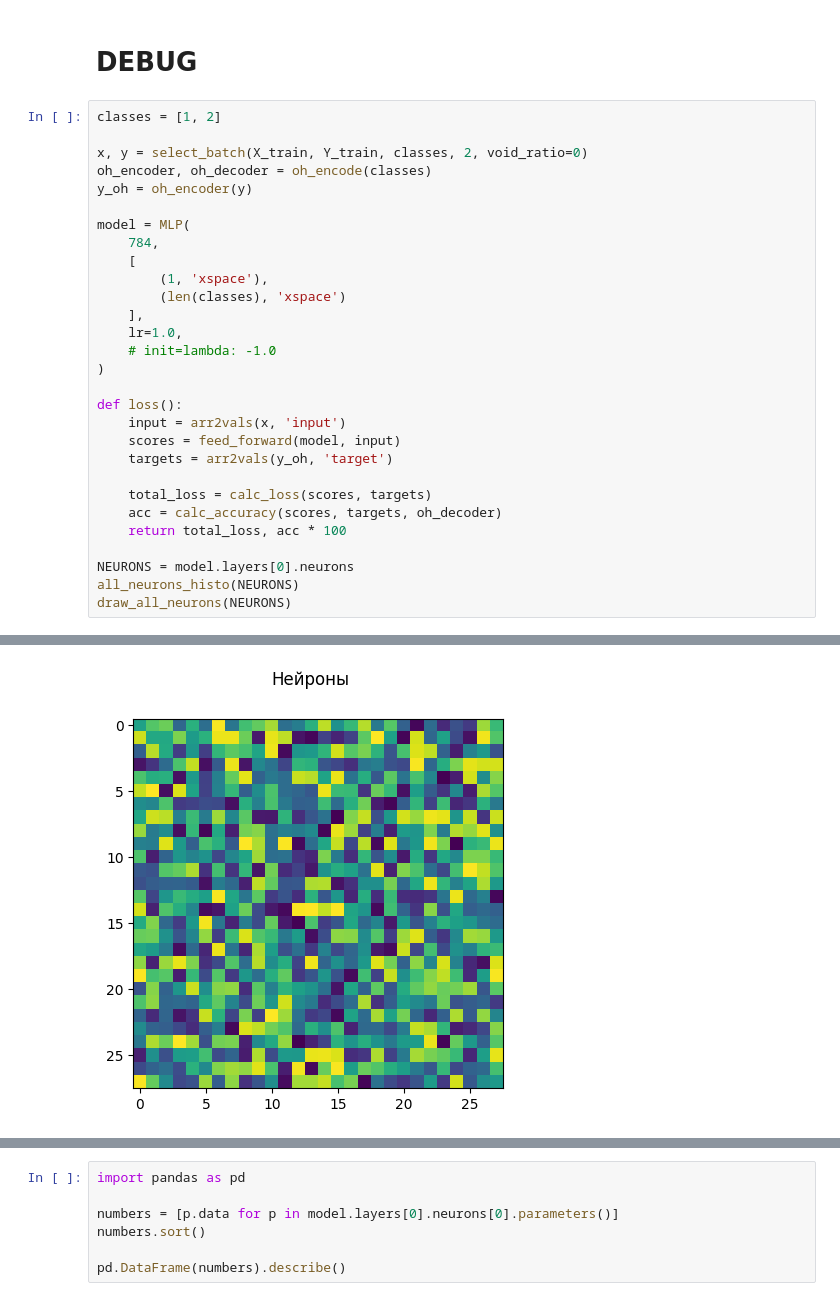
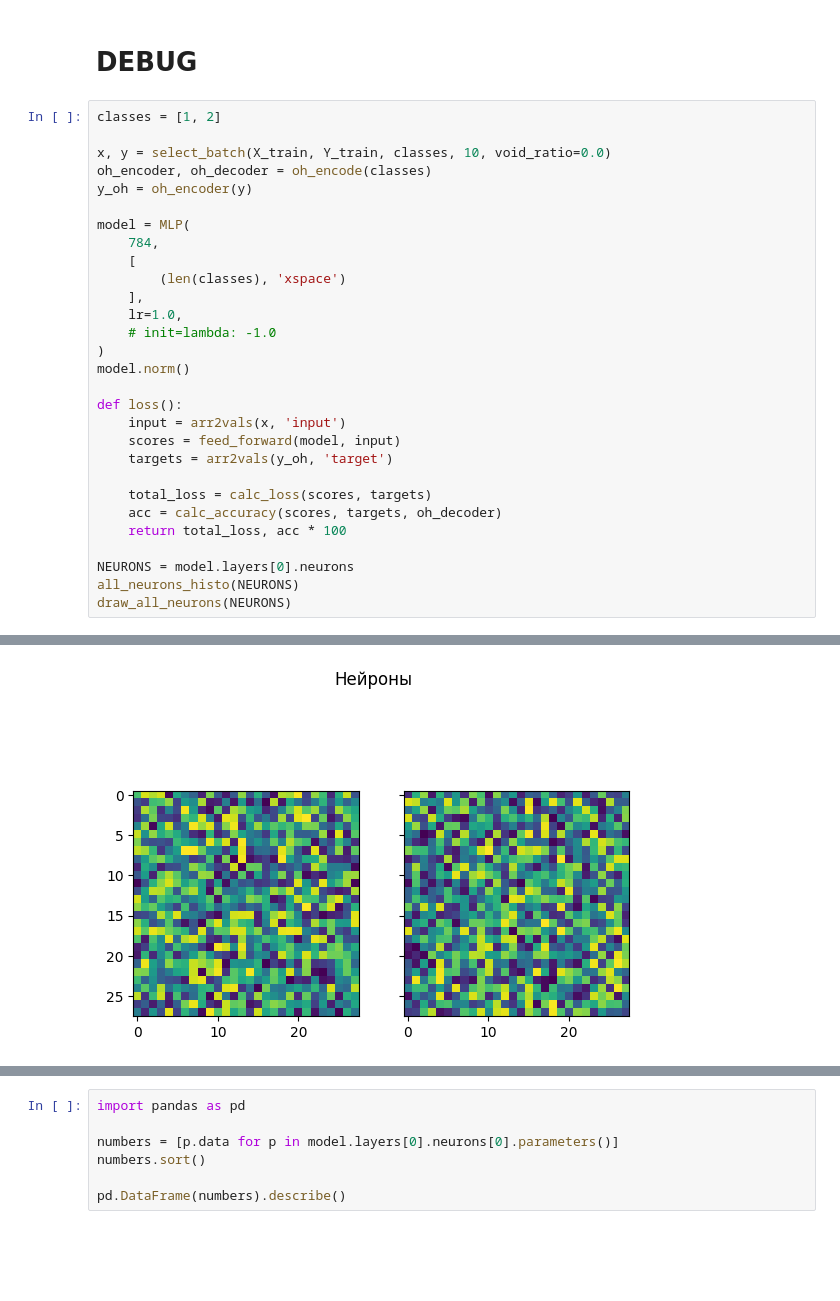
Before and after one commit to AndreyE/micrograd, a Jupyter notebook: mnist.ipynb, the cells around one changed output, grey strips where cells are left out. Cells and saved outputs as stored; diff of their text form; blank space fills up the shorter version.

```diff
--- a/mnist.ipynb
+++ b/mnist.ipynb
@@ -344,19 +344,19 @@ step 0: loss 10.0, accuracy 50.0%
 # %%
 classes = [1, 2]
 
-x, y = select_batch(X_train, Y_train, classes, 2, void_ratio=0)
+x, y = select_batch(X_train, Y_train, classes, 10, void_ratio=0.0)
 oh_encoder, oh_decoder = oh_encode(classes)
 y_oh = oh_encoder(y)
 
 model = MLP(
     784,
     [
-        (1, 'xspace'),
         (len(classes), 'xspace')
     ],
     lr=1.0,
     # init=lambda: -1.0
 )
+model.norm()
 
 def loss():
     input = arr2vals(x, 'input')
@@ -375,2 +375,2 @@ draw_all_neurons(NEURONS)
-[figure, old version]
+[figure, new version]
 # %%
```
Also changed, not shown: parts of 5 cells of this notebook, 1 other file.
